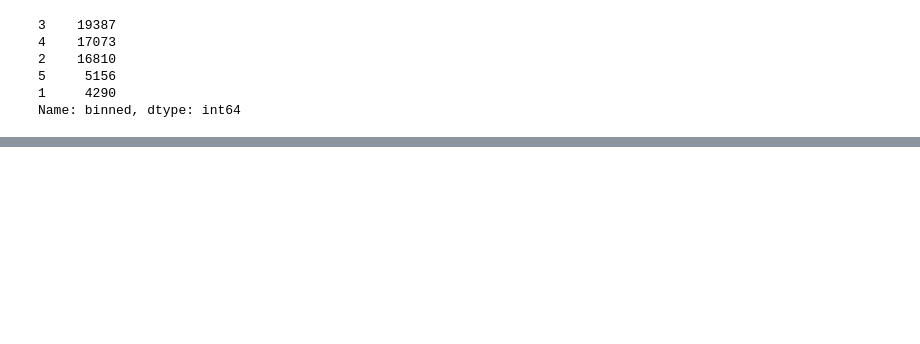
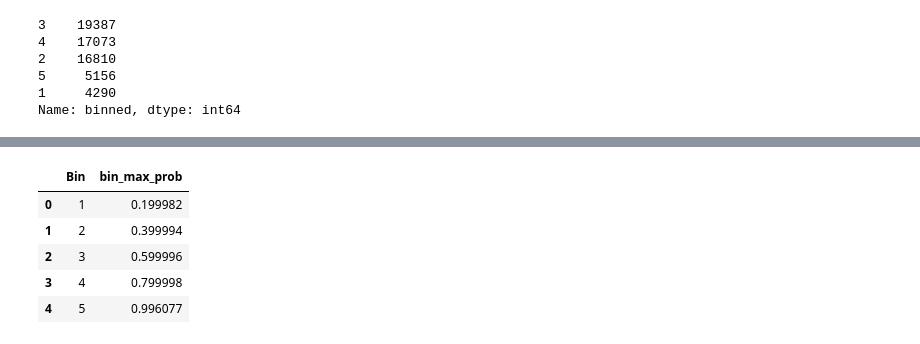
Before and after one commit to YuliaZamriy/W266-Final-Project, a Jupyter notebook: LDA/LDA-Classification-gender-test.ipynb, the cells around one changed output, grey strips where cells are left out. Saved outputs shown, nothing was run; the diff lists cells and outputs as text; code cells hidden in the pictures; blank space fills up the shorter version.

```diff
--- a/LDA/LDA-Classification-gender-test.ipynb
+++ b/LDA/LDA-Classification-gender-test.ipynb
@@ -182,0 +196,12 @@ Name: binned, dtype: int64
+# %%
+prob_by_bin = final_df[['binned', 'pred_probs_combo']].groupby('binned').max()
+prob_by_bin.reset_index(inplace=True)
+prob_by_bin.columns = ['Bin', 'bin_max_prob']
+prob_by_bin.head()
+# %% [output]
+|  | Bin | bin_max_prob |
+| 0 | 1 | 0.199982 |
+| 1 | 2 | 0.399994 |
+| 2 | 3 | 0.599996 |
+| 3 | 4 | 0.799998 |
+| 4 | 5 | 0.996077 |
```
Also changed, not shown: parts of 12 cells of this notebook, 1 other file.
